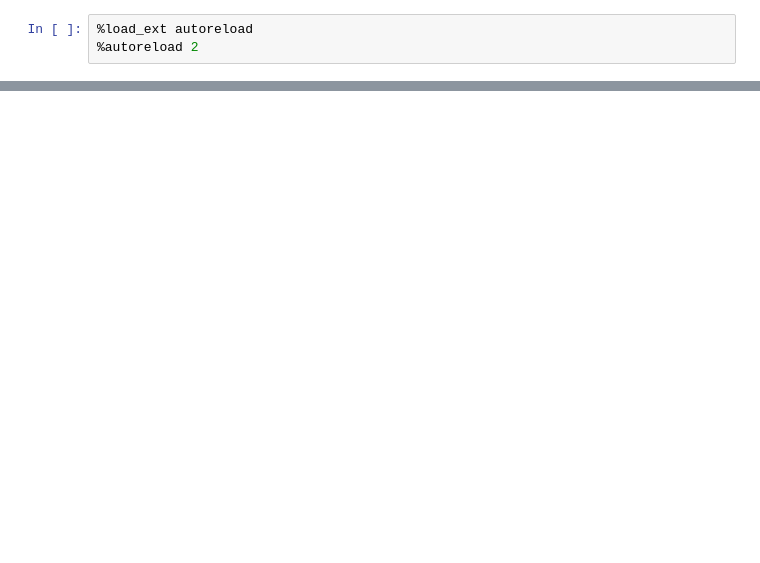
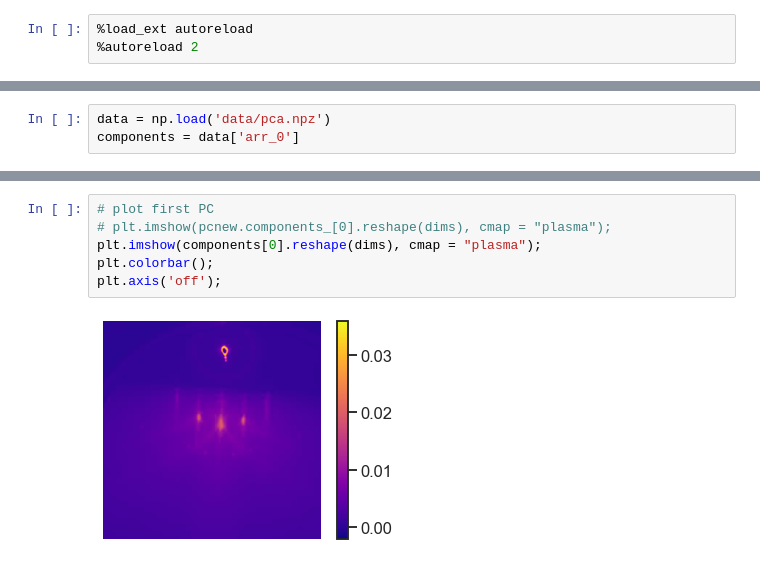
Before and after one commit to ncfrey/rheed-viz, a Jupyter notebook: Rheed-viz.ipynb, the cells around one changed output, grey strips where cells are left out. Saved outputs shown, nothing was run; the diff lists cells and outputs as text; blank space fills up the shorter version.

```diff
--- a/Rheed-viz.ipynb
+++ b/Rheed-viz.ipynb
@@ -27,0 +133,3 @@ plt.imshow(crop_photo, cmap = "gray")
+# %%
+data = np.load('data/pca.npz')
+components = data['arr_0']
@@ -27,0 +149,8 @@ plt.imshow(crop_photo, cmap = "gray")
+# %%
+# plot first PC
+# plt.imshow(pcnew.components_[0].reshape(dims), cmap = "plasma");
+plt.imshow(components[0].reshape(dims), cmap = "plasma");
+plt.colorbar();
+plt.axis('off');
+# %% [output]
+[figure, added]
```
Also changed, not shown: parts of 39 cells of this notebook, 3 other files.
